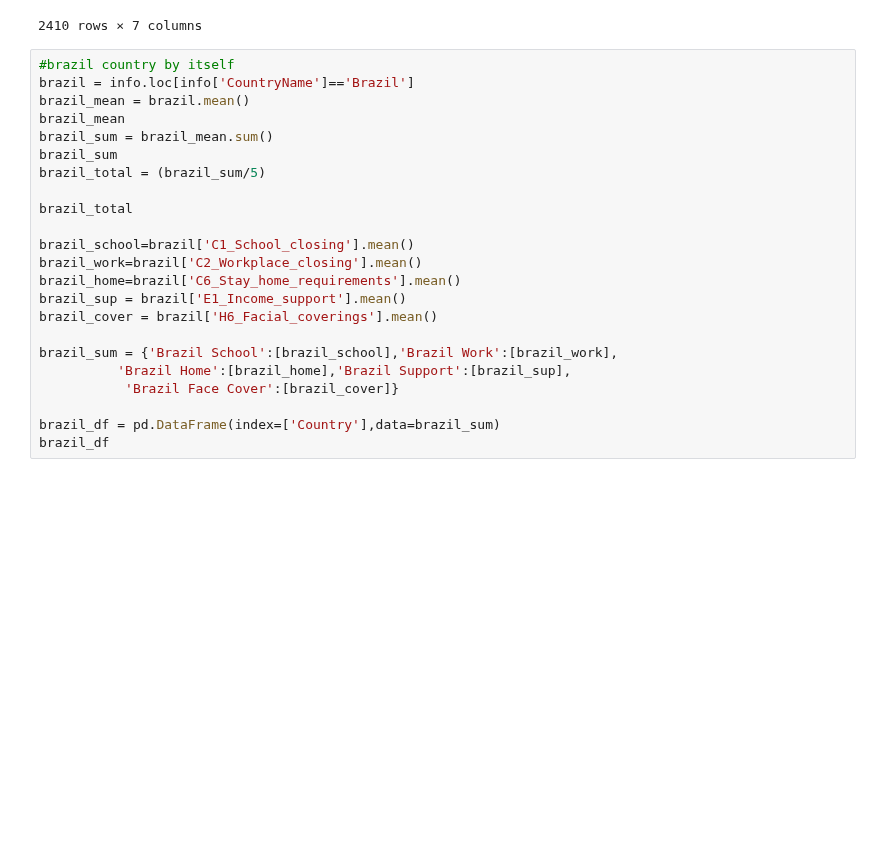
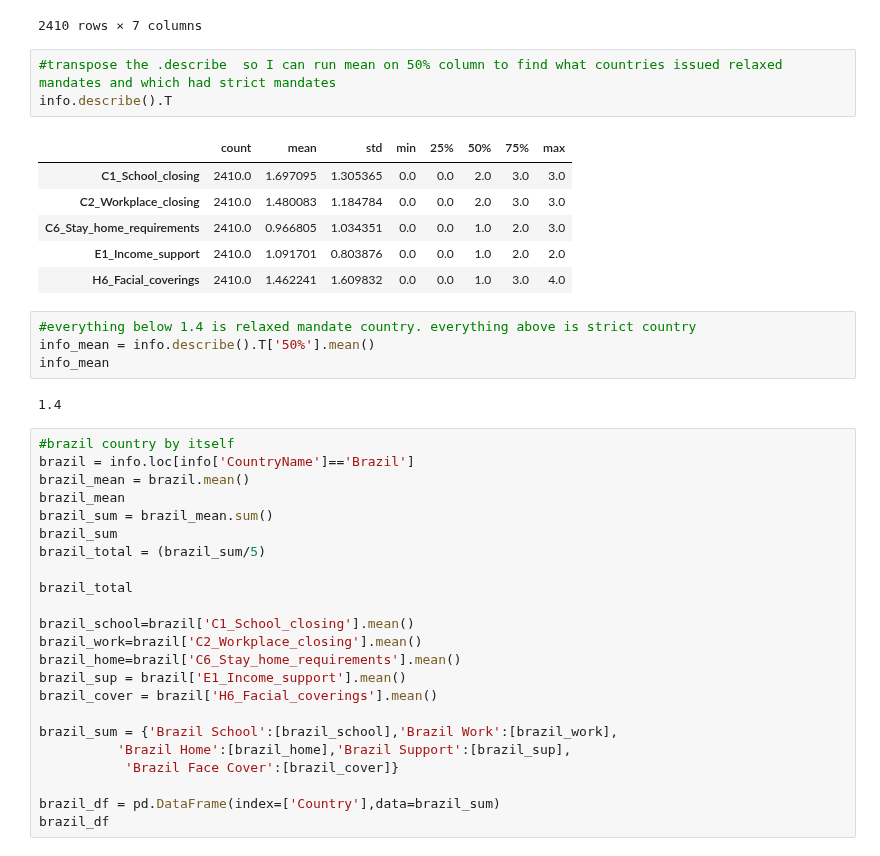
Before and after one commit to rejane-b/Project_1, a Jupyter notebook: Rankings.ipynb, the cells around one changed output. Cells and saved outputs as stored; diff of their text form; blank space fills up the shorter version.

```diff
--- a/Rankings.ipynb
+++ b/Rankings.ipynb
@@ -46,6 +45,22 @@ info.dropna()
 | 2408 | United States | 2020-10-24 | 3 | 2 | 2 | ... |
 | 2409 | United States | 2020-10-25 | 3 | 2 | 2 | ... |
 2410 rows × 7 columns
+# %%
+#transpose the .describe  so I can run mean on 50% column to find what countries issued relaxed mandates and which had strict mandates
+info.describe().T
+# %% [output]
+|  | count | mean | std | min | 25% | 50% | 75% | max |
+| C1_School_closing | 2410.0 | 1.697095 | 1.305365 | 0.0 | 0.0 | 2.0 | 3.0 | 3.0 |
+| C2_Workplace_closing | 2410.0 | 1.480083 | 1.184784 | 0.0 | 0.0 | 2.0 | 3.0 | 3.0 |
+| C6_Stay_home_requirements | 2410.0 | 0.966805 | 1.034351 | 0.0 | 0.0 | 1.0 | 2.0 | 3.0 |
+| E1_Income_support | 2410.0 | 1.091701 | 0.803876 | 0.0 | 0.0 | 1.0 | 2.0 | 2.0 |
+| H6_Facial_coverings | 2410.0 | 1.462241 | 1.609832 | 0.0 | 0.0 | 1.0 | 3.0 | 4.0 |
+# %%
+#everything below 1.4 is relaxed mandate country. everything above is strict country
+info_mean = info.describe().T['50%'].mean()
+info_mean
+# %% [output]
+1.4
 # %%
 #brazil country by itself
 brazil = info.loc[info['CountryName']=='Brazil']
```
Also changed, not shown: parts of 5 cells of this notebook.
